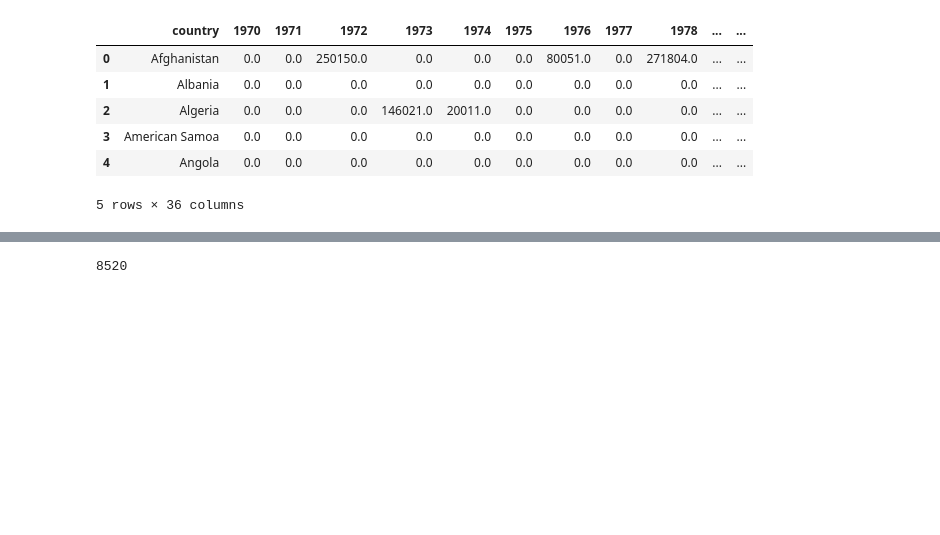
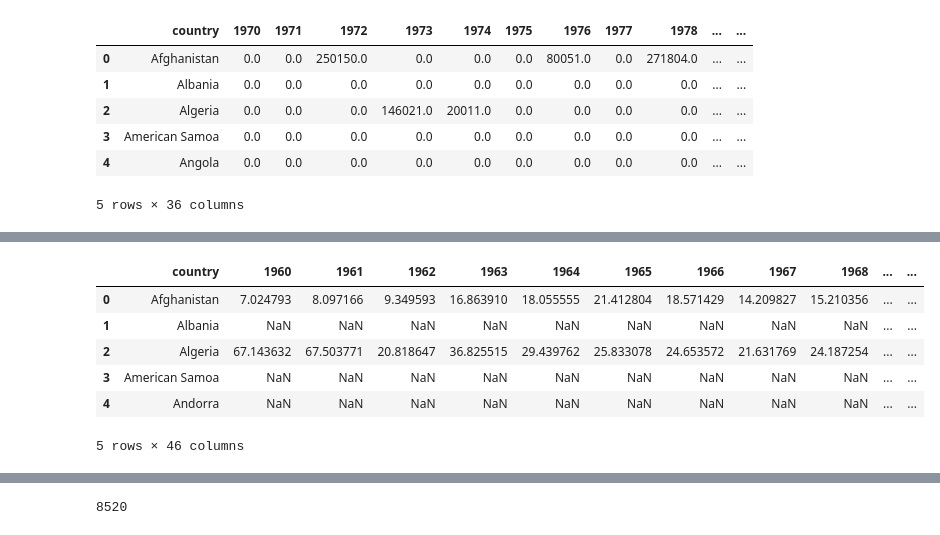
Before and after one commit to mike-gee/datascience, a Jupyter notebook: findingCorrelation.ipynb, the cells around one changed output, grey strips where cells are left out. Drawn from its saved outputs; the diff is of its cells as text; code cells hidden in the pictures; blank space fills up the shorter version.

```diff
--- a/findingCorrelation.ipynb
+++ b/findingCorrelation.ipynb
@@ -141,0 +157,15 @@ floodData.head()
+# %%
+#IMPORTS
+import_col_names = ["country","1960","1961","1962","1963","1964","1965","1966","1967","1968","1969","1970","1971","1972","1973","1974","1975","1976","1977","1978","1979","1980","1981","1982","1983","1984","1985","1986","1987","1988","1989","1990","1991","1992","1993","1994","1995","1996","1997","1998","1999","2000","2001","2002","2003","2004","2005","2006","2007","2008","2009","2010","2011"]
+url = 'https://raw.githubusercontent.com/mgee18/datascience/43289759a058e3f9c85ed510f84cb4a241bd3412/csvFiles/imports.csv'
+importData = pd.read_csv(url, header=0, names=import_col_names, sep=',')
+importData.drop(importData.columns[[x for x in range(46,53)]], axis=1, inplace=True)
+importData.head()
+# %% [output]
+|  | country | 1960 | 1961 | 1962 | 1963 | 1964 | 1965 | 1966 | 1967 | 1968 | ... | ... |
+| 0 | Afghanistan | 7.024793 | 8.097166 | 9.349593 | 16.863910 | 18.055555 | 21.412804 | 18.571429 | 14.209827 | 15.210356 | ... | ... |
+| 1 | Albania | NaN | NaN | NaN | NaN | NaN | NaN | NaN | NaN | NaN | ... | ... |
+| 2 | Algeria | 67.143632 | 67.503771 | 20.818647 | 36.825515 | 29.439762 | 25.833078 | 24.653572 | 21.631769 | 24.187254 | ... | ... |
+| 3 | American Samoa | NaN | NaN | NaN | NaN | NaN | NaN | NaN | NaN | NaN | ... | ... |
+| 4 | Andorra | NaN | NaN | NaN | NaN | NaN | NaN | NaN | NaN | NaN | ... | ... |
+5 rows × 46 columns
```
Also changed, not shown: parts of 4 cells of this notebook.
